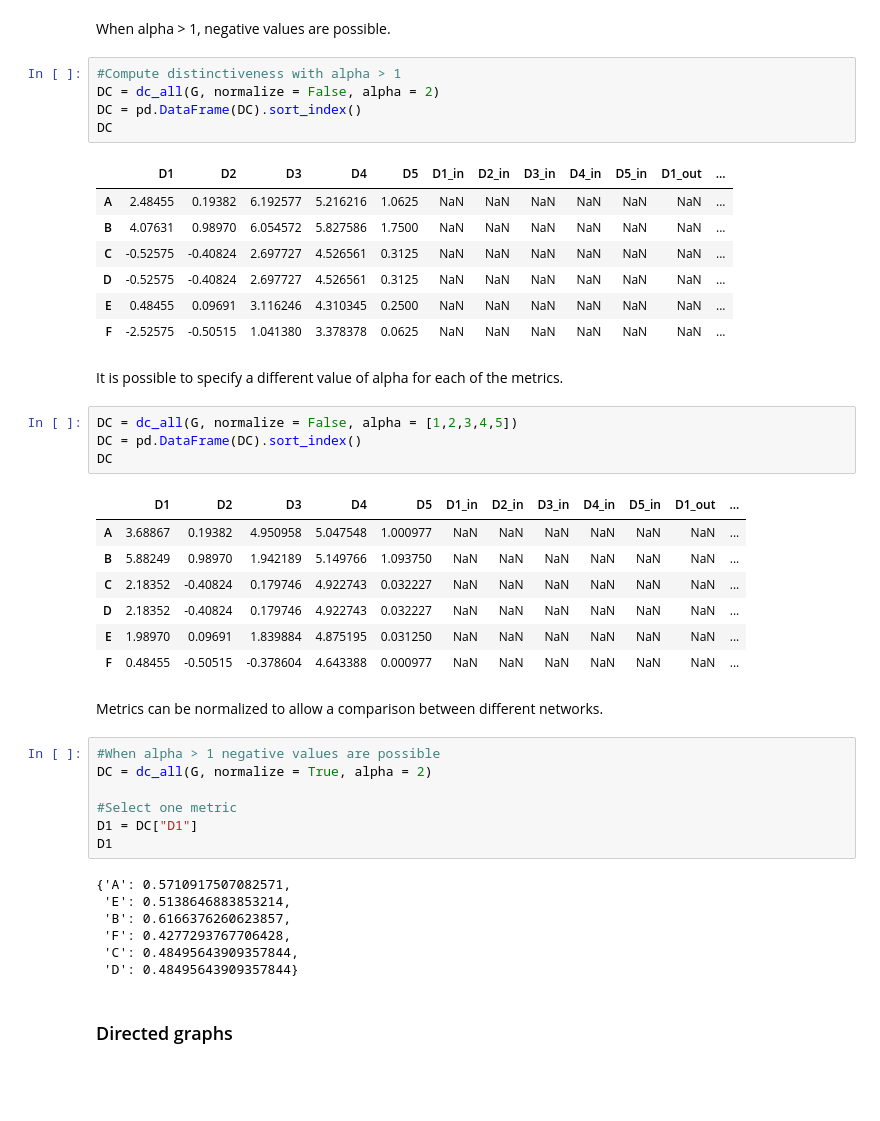
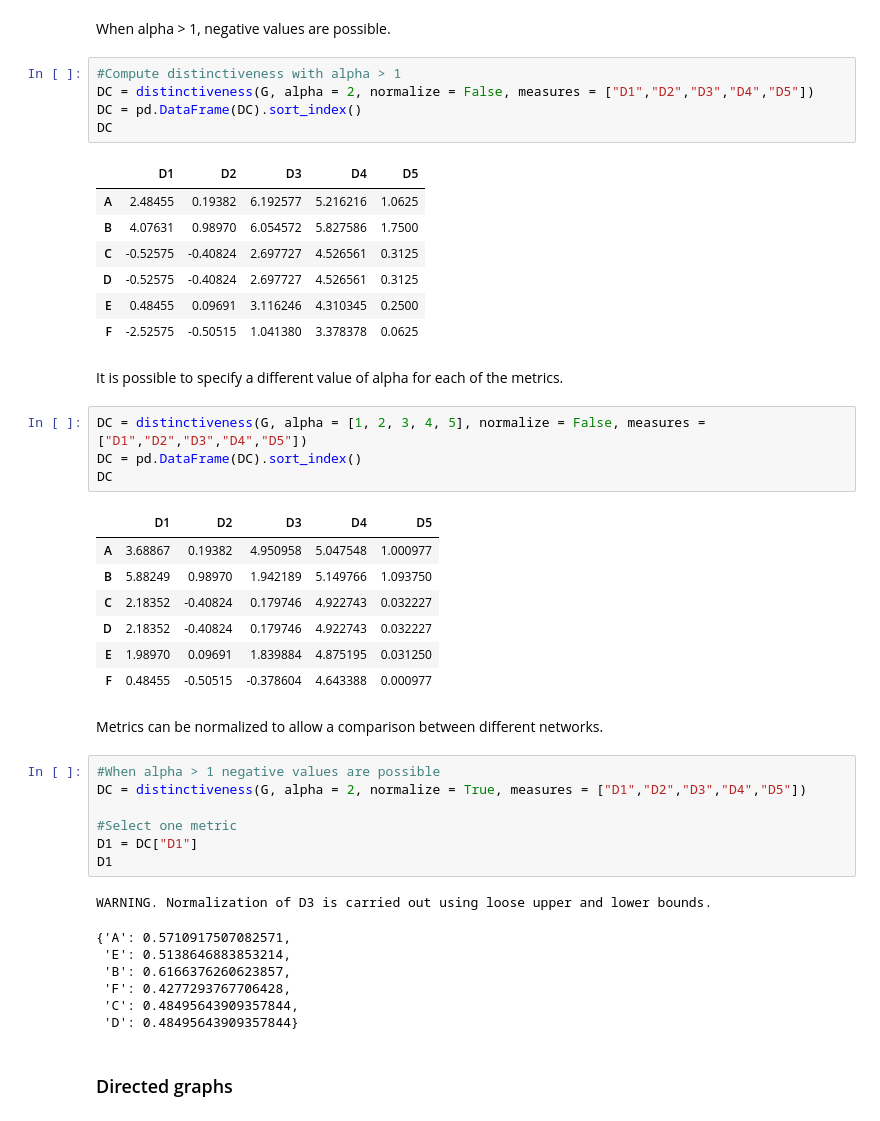
Before and after one commit to iandreafc/distinctiveness, a Jupyter notebook: DistinctivenessCentralityDemo.ipynb, the cells around one changed output. Saved outputs shown, nothing was run; the diff lists cells and outputs as text; blank space fills up the shorter version.

```diff
--- a/DistinctivenessCentralityDemo.ipynb
+++ b/DistinctivenessCentralityDemo.ipynb
@@ -54,47 +76,48 @@ DC
 When alpha > 1, negative values are possible.
 # %%
 #Compute distinctiveness with alpha > 1
-DC = dc_all(G, normalize = False, alpha = 2)
+DC = distinctiveness(G, alpha = 2, normalize = False, measures = ["D1","D2","D3","D4","D5"])
 DC = pd.DataFrame(DC).sort_index()
 DC
 # %% [output]
-|  | D1 | D2 | D3 | D4 | D5 | D1_in | D2_in | D3_in | D4_in | D5_in | D1_out | ... |
-| A | 2.48455 | 0.19382 | 6.192577 | 5.216216 | 1.0625 | NaN | NaN | NaN | NaN | NaN | NaN | ... |
-| B | 4.07631 | 0.98970 | 6.054572 | 5.827586 | 1.7500 | NaN | NaN | NaN | NaN | NaN | NaN | ... |
-| C | -0.52575 | -0.40824 | 2.697727 | 4.526561 | 0.3125 | NaN | NaN | NaN | NaN | NaN | NaN | ... |
-| D | -0.52575 | -0.40824 | 2.697727 | 4.526561 | 0.3125 | NaN | NaN | NaN | NaN | NaN | NaN | ... |
-| E | 0.48455 | 0.09691 | 3.116246 | 4.310345 | 0.2500 | NaN | NaN | NaN | NaN | NaN | NaN | ... |
-| F | -2.52575 | -0.50515 | 1.041380 | 3.378378 | 0.0625 | NaN | NaN | NaN | NaN | NaN | NaN | ... |
+|  | D1 | D2 | D3 | D4 | D5 |
+| A | 2.48455 | 0.19382 | 6.192577 | 5.216216 | 1.0625 |
+| B | 4.07631 | 0.98970 | 6.054572 | 5.827586 | 1.7500 |
+| C | -0.52575 | -0.40824 | 2.697727 | 4.526561 | 0.3125 |
+| D | -0.52575 | -0.40824 | 2.697727 | 4.526561 | 0.3125 |
+| E | 0.48455 | 0.09691 | 3.116246 | 4.310345 | 0.2500 |
+| F | -2.52575 | -0.50515 | 1.041380 | 3.378378 | 0.0625 |
 # %% [markdown]
 It is possible to specify a different value of alpha for each of the metrics.
 # %%
-DC = dc_all(G, normalize = False, alpha = [1,2,3,4,5])
+DC = distinctiveness(G, alpha = [1, 2, 3, 4, 5], normalize = False, measures = ["D1","D2","D3","D4","D5"])
 DC = pd.DataFrame(DC).sort_index()
 DC
 # %% [output]
-|  | D1 | D2 | D3 | D4 | D5 | D1_in | D2_in | D3_in | D4_in | D5_in | D1_out | ... |
-| A | 3.68867 | 0.19382 | 4.950958 | 5.047548 | 1.000977 | NaN | NaN | NaN | NaN | NaN | NaN | ... |
-| B | 5.88249 | 0.98970 | 1.942189 | 5.149766 | 1.093750 | NaN | NaN | NaN | NaN | NaN | NaN | ... |
-| C | 2.18352 | -0.40824 | 0.179746 | 4.922743 | 0.032227 | NaN | NaN | NaN | NaN | NaN | NaN | ... |
-| D | 2.18352 | -0.40824 | 0.179746 | 4.922743 | 0.032227 | NaN | NaN | NaN | NaN | NaN | NaN | ... |
-| E | 1.98970 | 0.09691 | 1.839884 | 4.875195 | 0.031250 | NaN | NaN | NaN | NaN | NaN | NaN | ... |
-| F | 0.48455 | -0.50515 | -0.378604 | 4.643388 | 0.000977 | NaN | NaN | NaN | NaN | NaN | NaN | ... |
+|  | D1 | D2 | D3 | D4 | D5 |
+| A | 3.68867 | 0.19382 | 4.950958 | 5.047548 | 1.000977 |
+| B | 5.88249 | 0.98970 | 1.942189 | 5.149766 | 1.093750 |
+| C | 2.18352 | -0.40824 | 0.179746 | 4.922743 | 0.032227 |
+| D | 2.18352 | -0.40824 | 0.179746 | 4.922743 | 0.032227 |
+| E | 1.98970 | 0.09691 | 1.839884 | 4.875195 | 0.031250 |
+| F | 0.48455 | -0.50515 | -0.378604 | 4.643388 | 0.000977 |
 # %% [markdown]
 Metrics can be normalized to allow a comparison between different networks.
 # %%
 #When alpha > 1 negative values are possible
-DC = dc_all(G, normalize = True, alpha = 2)
+DC = distinctiveness(G, alpha = 2, normalize = True, measures = ["D1","D2","D3","D4","D5"])
 
 #Select one metric
 D1 = DC["D1"]
 D1
 # %% [output]
-{'A': 0.5710917507082571,
- 'E': 0.5138646883853214,
- 'B': 0.6166376260623857,
- 'F': 0.4277293767706428,
- 'C': 0.48495643909357844,
- 'D': 0.48495643909357844}
+WARNING. Normalization of D3 is carried out using loose upper and lower bounds.
+{'A': 0.5710917507082571,
+ 'E': 0.5138646883853214,
+ 'B': 0.6166376260623857,
+ 'F': 0.4277293767706428,
+ 'C': 0.48495643909357844,
+ 'D': 0.48495643909357844}
 # %% [markdown]
 ### Directed graphs
 # %%
```
Also changed, not shown: parts of 5 cells of this notebook.
